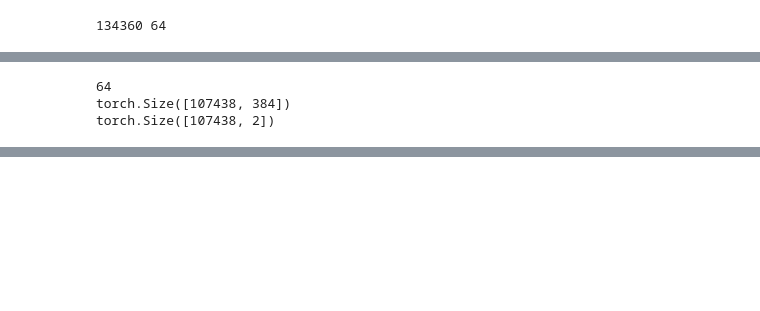
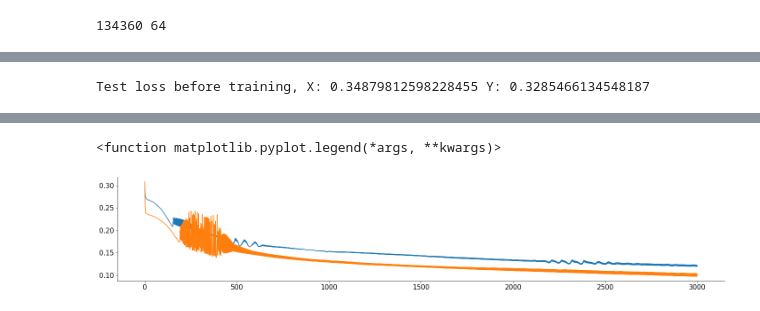
Before and after one commit to rnatarajan98/eCoG_Joystick_Analysis, a Jupyter notebook: MLP.ipynb, the cells around one changed output, grey strips where cells are left out. Saved outputs shown, nothing was run; the diff lists cells and outputs as text; code cells hidden in the pictures; blank space fills up the shorter version.

Commit message:
MLP for correlated channels only, and another for global loss funcion

```diff
--- a/MLP.ipynb
+++ b/MLP.ipynb
@@ -168,10 +268,68 @@ def LR_predict(regor, _model):
 # %%
-_regressor_train, _regressand_train = construct_matrices(V_train, cx_train, cy_train, 5, 10, _norm=True)
+h = 10
+l = 400
+x_train, y_train = construct_matrices(V_train, cx_train, cy_train, h, l, _norm=True)
+x_test, y_test = construct_matrices(V_test, cx_test, cy_test, h, l, _norm=True)
 
-print(nchan)
-print(_regressor_train.shape)
-print(_regressand_train.shape)
+yX_train = y_train[:,0]
+yY_train = y_train[:,1]
+yX_test = y_test[:,0]
+yY_test = y_test[:,1]
-# %% [output]
-64
-torch.Size([107438, 384])
-torch.Size([107438, 2])
+# %%
+modelX = Feedforward(x_train.shape[1], 20)
+modelY = Feedforward(x_train.shape[1], 20)
+
+loss = torch.nn.L1Loss()
+optimizerX = torch.optim.SGD(modelX.parameters(), lr = 0.1)
+optimizerY = torch.optim.SGD(modelY.parameters(), lr = 0.1)
+# %%
+modelX.eval()
+yX_pred_init = modelX(x_test)
+yY_pred_init = modelY(x_test)
+before_trainX = loss(yX_pred_init.squeeze(), yX_test.squeeze())
+before_trainY = loss(yY_pred_init.squeeze(), yY_test.squeeze())
+
+print('Test loss before training, X:' , before_trainX.item(), 'Y:', before_trainY.item())
+# %% [output]
+Test loss before training, X: 0.34879812598228455 Y: 0.3285466134548187
+# %%
+modelX.train()
+modelY.train()
+epoch = 3000
+L1Xs = []
+L1Ys = []
+for epoch in range(epoch):
+    optimizerX.zero_grad()
+    optimizerY.zero_grad()
+    # Forward pass
+    yX_pred = modelX(x_train)
+    yY_pred = modelY(x_train)
+    # Compute Loss
+    L1X = loss(yX_pred.squeeze(), yX_train)
+    L1Y = loss(yY_pred.squeeze(), yY_train)
+
+    #L1 regularization (as some channels are known to not be relevant)
+    reg_lambda = 0.001
+    #reg_normX = sum(p.abs().sum()
+    #              for p in modelX.parameters())
+    #L1X = L1X + reg_lambda * reg_normX
+    #reg_normY = sum(p.abs().sum()
+    #              for p in modelY.parameters())
+    #L1Y = L1Y + reg_lambda * reg_normY
+
+    L1Xs.append(L1X.item())
+    L1Ys.append(L1Y.item())
+
+    # Backward pass
+    L1X.backward()
+    optimizerX.step()
+    L1Y.backward()
+    optimizerY.step()
+
+    if epoch%50 == 0:
+        print('Epoch {}: train lossX: {}'.format(epoch, L1X.item()), 'train lossY: {}'.format(L1Y.item()))
+
+plt.plot(L1Xs, label='X loss')
+plt.plot(L1Ys, label='Y loss')
+plt.legend
+# %% [output]
@@ -177,0 +353,2 @@ torch.Size([107438, 2])
+<function matplotlib.pyplot.legend(*args, **kwargs)>
+[figure, added]
```
Also changed, not shown: parts of 12 cells of this notebook.
